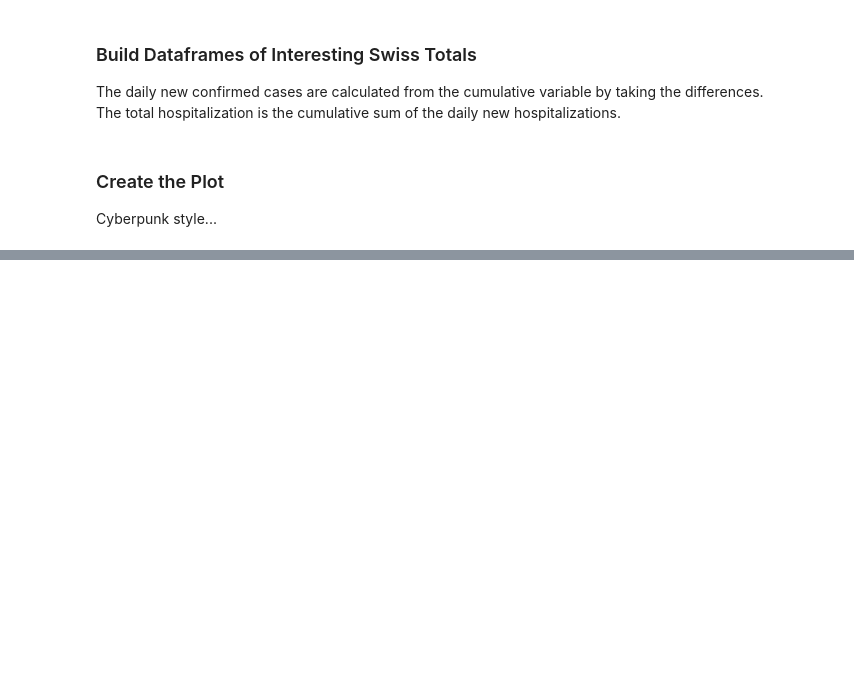
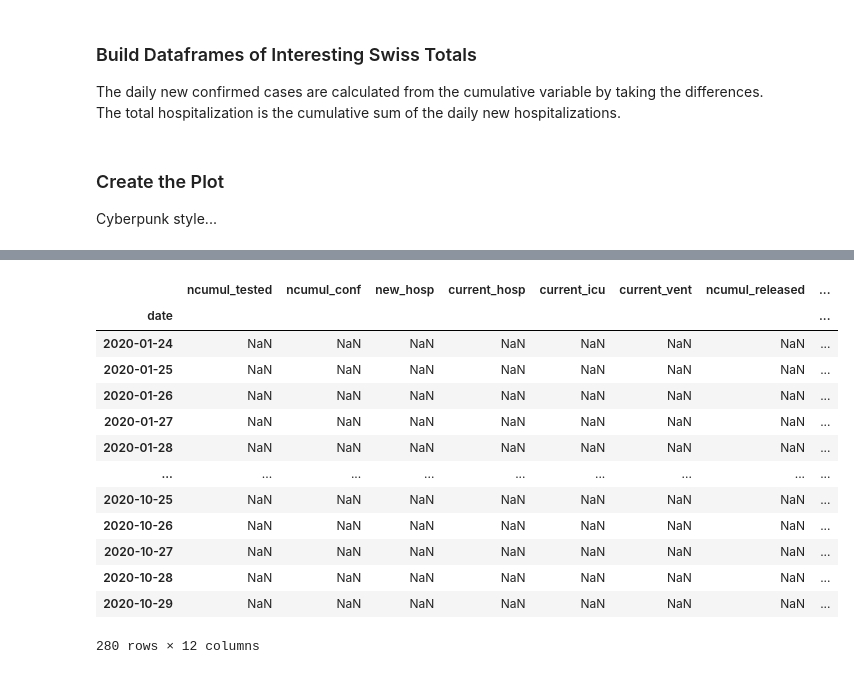
Before and after one commit to wildmichael/swisscovid, a Jupyter notebook: CovidSchweiz.ipynb, the cells around one changed output, grey strips where cells are left out. Drawn from its saved outputs; the diff is of its cells as text; code cells hidden in the pictures; blank space fills up the shorter version.

```diff
--- a/CovidSchweiz.ipynb
+++ b/CovidSchweiz.ipynb
@@ -92,0 +571,17 @@ plot(df_cumul, ax, secondary_y=['Total hospitalisiert', 'Total verstorben',])
+# %%
+df
+# %% [output]
+|  | ncumul_tested | ncumul_conf | new_hosp | current_hosp | current_icu | current_vent | ncumul_released | ... |
+| date |  |  |  |  |  |  |  | ... |
+| 2020-01-24 | NaN | NaN | NaN | NaN | NaN | NaN | NaN | ... |
+| 2020-01-25 | NaN | NaN | NaN | NaN | NaN | NaN | NaN | ... |
+| 2020-01-26 | NaN | NaN | NaN | NaN | NaN | NaN | NaN | ... |
+| 2020-01-27 | NaN | NaN | NaN | NaN | NaN | NaN | NaN | ... |
+| 2020-01-28 | NaN | NaN | NaN | NaN | NaN | NaN | NaN | ... |
+| ... | ... | ... | ... | ... | ... | ... | ... | ... |
+| 2020-10-25 | NaN | NaN | NaN | NaN | NaN | NaN | NaN | ... |
+| 2020-10-26 | NaN | NaN | NaN | NaN | NaN | NaN | NaN | ... |
+| 2020-10-27 | NaN | NaN | NaN | NaN | NaN | NaN | NaN | ... |
+| 2020-10-28 | NaN | NaN | NaN | NaN | NaN | NaN | NaN | ... |
+| 2020-10-29 | NaN | NaN | NaN | NaN | NaN | NaN | NaN | ... |
+280 rows × 12 columns
```
Also changed, not shown: parts of 33 cells of this notebook, 1 other file.
